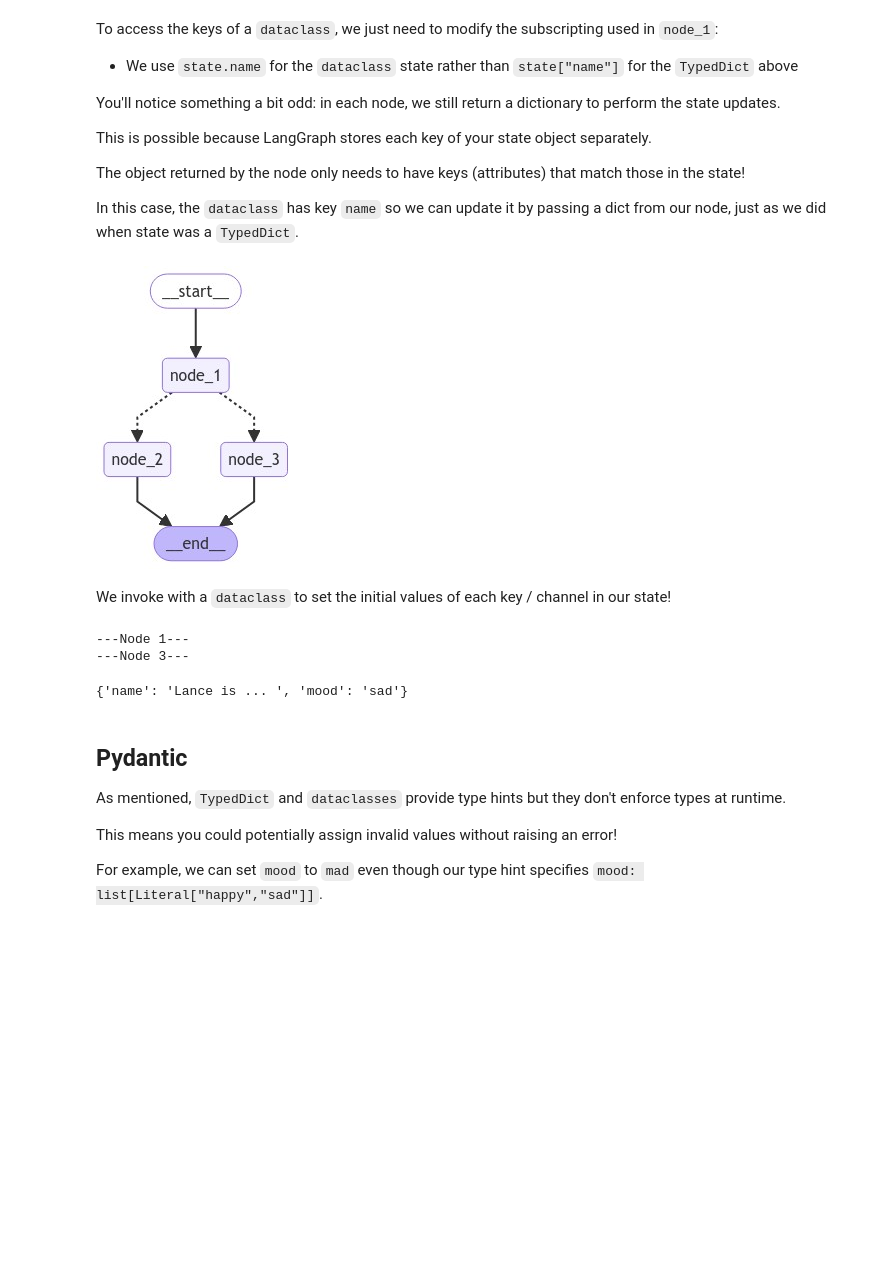
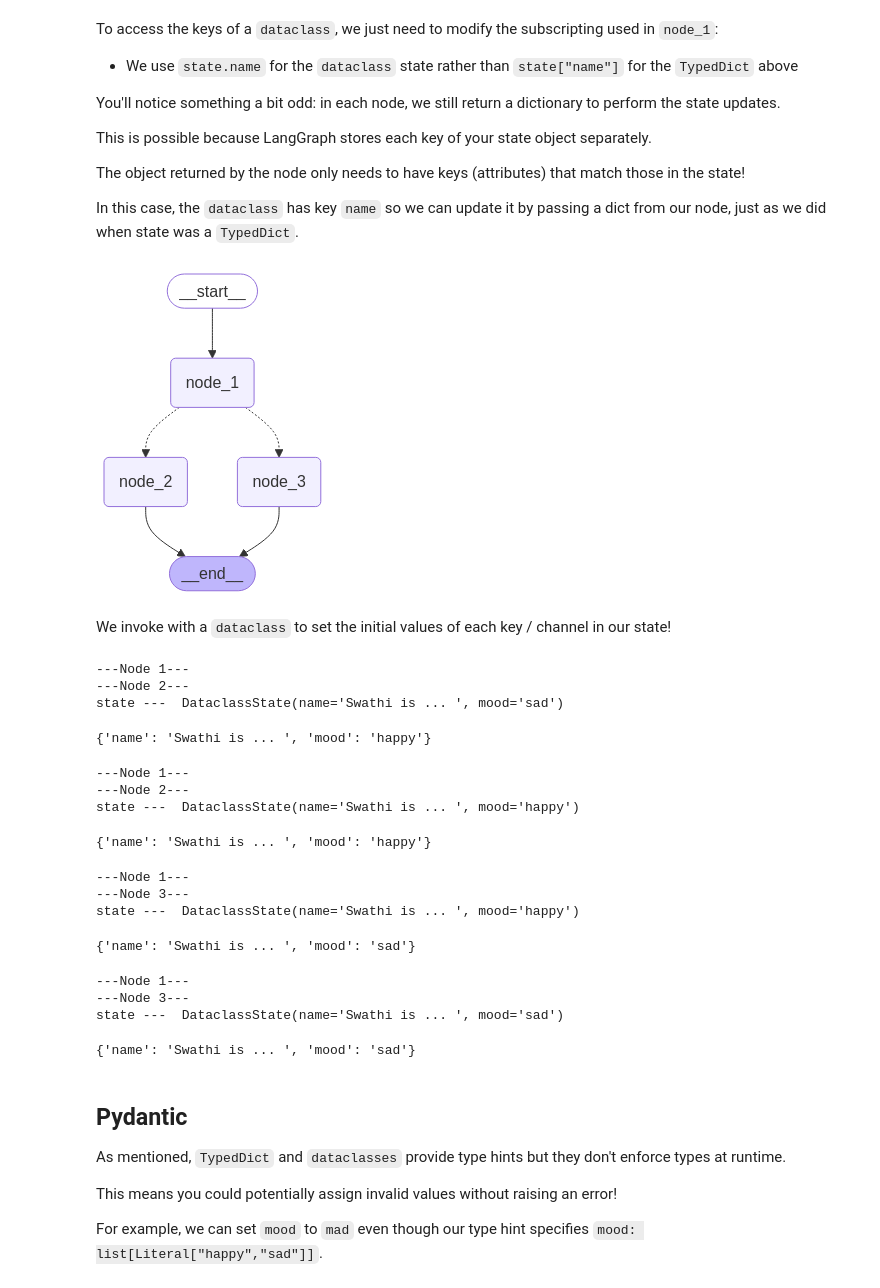
Before and after one commit to Swathi-k-hiremath/Lang-graph-intro, a Jupyter notebook: state-and-memory/state-schema.ipynb, the cells around one changed output. Drawn from its saved outputs; the diff is of its cells as text; code cells hidden in the pictures; blank space fills up the shorter version.

```diff
--- a/state-and-memory/state-schema.ipynb
+++ b/state-and-memory/state-schema.ipynb
@@ -73,15 +73,21 @@ from langgraph.graph import StateGraph, START, END
 
 def node_1(state):
     print("---Node 1---")
-    return {"name": state['name'] + " is ... "}
+    print("keys", state.keys())
+    return {"name": state['name'] }
 
 def node_2(state):
     print("---Node 2---")
-    return {"mood": "happy"}
+    print("keys", state.keys())
+    print("state --- ",state)
+    return {"mood": "happy","name": state['name']+ " with suhas is .."}
 
 def node_3(state):
     print("---Node 3---")
-    return {"mood": "sad"}
+    print("keys", state.keys())
+    print("state --- ",state)
+    return {"mood": "sad","name": state['name']+ " without suhas is.."}
+
 
 def decide_mood(state) -> Literal["node_2", "node_3"]:
 
@@ -149,35 +167,80 @@ In this case, the `dataclass` has key `name` so we can update it by passing a di
 # %%
 def node_1(state):
     print("---Node 1---")
     return {"name": state.name + " is ... "}
+
+
+def node_2(state):
+    print("---Node 2---")
+    print("state --- ",state)
+    return {"mood": "happy"}
+
+def node_3(state):
+    print("---Node 3---")
+    print("state --- ",state)
+    return {"mood": "sad"}
+
+
+def decide_mood(state) -> Literal["node_2", "node_3"]:
+
+    # Here, let's just do a 50 / 50 split between nodes 2, 3
+    if random.random() < 0.5:
+
+        # 50% of the time, we return Node 2
+        return "node_2"
+
+    # 50% of the time, we return Node 3
+    return "node_3"
 
 # Build graph
 builder = StateGraph(DataclassState)
 builder.add_node("node_1", node_1)
 builder.add_node("node_2", node_2)
 builder.add_node("node_3", node_3)
 
 # Logic
 builder.add_edge(START, "node_1")
 builder.add_conditional_edges("node_1", decide_mood)
 builder.add_edge("node_2", END)
 builder.add_edge("node_3", END)
 
 # Add
 graph = builder.compile()
 
 # View
 display(Image(graph.get_graph().draw_mermaid_png()))
 # %% [output]
-[figure, old version]
+[figure, new version]
 # %% [markdown]
 We invoke with a `dataclass` to set the initial values of each key / channel in our state!
 # %%
-graph.invoke(DataclassState(name="Lance",mood="sad"))
+graph.invoke(DataclassState(name="Swathi",mood="sad"))
 # %% [output]
 ---Node 1---
----Node 3---
+---Node 2---
+state ---  DataclassState(name='Swathi is ... ', mood='sad')
-{'name': 'Lance is ... ', 'mood': 'sad'}
+{'name': 'Swathi is ... ', 'mood': 'happy'}
+# %%
+graph.invoke(DataclassState(name="Swathi",mood="happy"))
+# %% [output]
+---Node 1---
+---Node 2---
+state ---  DataclassState(name='Swathi is ... ', mood='happy')
+{'name': 'Swathi is ... ', 'mood': 'happy'}
+# %%
+graph.invoke(DataclassState(name="Swathi",mood="happy"))
+# %% [output]
+---Node 1---
+---Node 3---
+state ---  DataclassState(name='Swathi is ... ', mood='happy')
+{'name': 'Swathi is ... ', 'mood': 'sad'}
+# %%
+graph.invoke(DataclassState(name="Swathi",mood="sad"))
+# %% [output]
+---Node 1---
+---Node 3---
+state ---  DataclassState(name='Swathi is ... ', mood='sad')
+{'name': 'Swathi is ... ', 'mood': 'sad'}
 # %% [markdown]
 ## Pydantic
 
```
Also changed, not shown: parts of 11 cells of this notebook.
